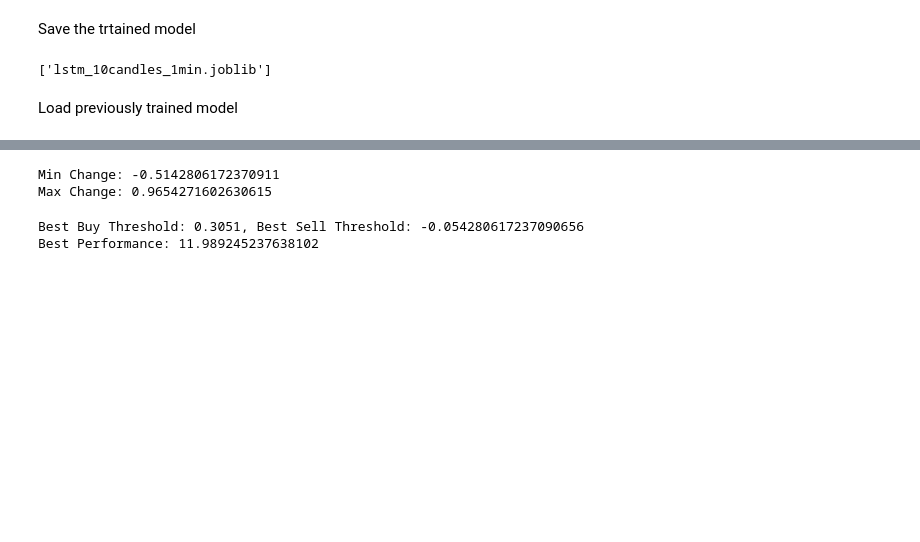
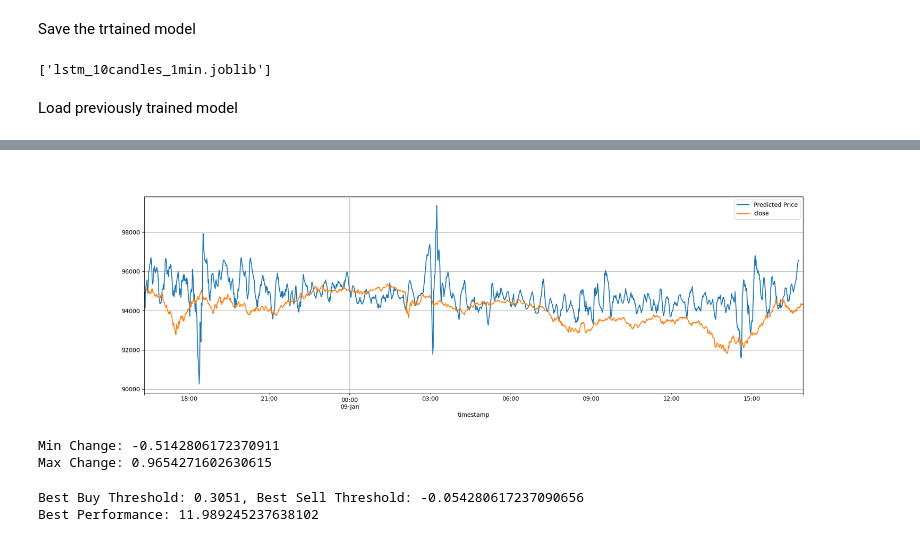
Before and after one commit to eycewind/binbot, a Jupyter notebook: linear-1min-rnn.ipynb, the cells around one changed output, grey strips where cells are left out. Cells and saved outputs as stored; diff of their text form; code cells hidden in the pictures; blank space fills up the shorter version.

Commit message:
1 candle predictions

```diff
--- a/linear-1min-rnn.ipynb
+++ b/linear-1min-rnn.ipynb
@@ -120,10 +129,8 @@ df.dropna(inplace=True)
 # %%
 # Predict the percentage price change over the next 'n' candles
 nn = 10
-# df['target'] = (df['close'].shift(nn) - df['close'])
 # df['target'] = (df['close'].shift(nn) - df['close']) / df['close'] * 100
-df['target'] = (df['close'].shift(nn) - df['close']) / df['close'] * 100
-# df['target'] = (df['ema_5'].shift(nn) - df['ema_5']) / df['ema_5'] * 100
+df['target'] = df['close'].shift(-nn)
 df.dropna(inplace=True)
 # %% [markdown]
 #### Test/Train Splot
@@ -140,7 +147,7 @@ val_ratio = 0.2
 test_ratio = 0.2
 
 # Use only the last 3 hours of data for training, validation, and testing
-df_recent = df.copy().iloc[-1920*4:]  # Adjust slice as needed
+df_recent = df.copy()  # Adjust slice as needed
 
 # Calculate split indices
 n = len(df_recent)
@@ -333,11 +340,13 @@ predictions = np.concatenate((1*predictions, np.full(nn, np.nan)))
 
 # Combine predictions and actual values
 results_df = X_test[seq_length:].copy()
-results_df['Predicted Change'] = predictions  # Model output: predicted change in price
-results_df['Actual Change'] = y_test   # Actual change in price (target)
+# results_df['Predicted Change'] = predictions  # Model output: predicted change in price
+# results_df['Actual Change'] = y_test   # Actual change in price (target)
 
 # Calculate predicted price
-results_df['Predicted Price'] = results_df['close'] * (1 + results_df['Predicted Change']/100)
+# results_df['Predicted Price'] = results_df['close'] * (1 + results_df['Predicted Change']/100)
+
+results_df['Predicted Price'] = predictions  # Model output: predicted change in price
 
 # Optionally include actual future prices for comparison
 # results_df['Actual Price'] = results_df['close'] * (1 + results_df['Actual Change'])  # Actual future close price
@@ -348,15 +357,17 @@ results_df['Predicted Price'] = results_df['close'] * (1 + results_df['Predicted
 # %%
 # results_df['Actual Future Price'] = results_df['close']  # Actual future close price
 
 plt.clf()
-plt.figure(figsize=(12, 7))
+plt.figure(figsize=(20, 6))
 # results_df['Predicted Price'].plot()
 # results_df['close'].plot()
-results_df['Predicted Change'].plot()
-results_df['Actual Change'].plot()
+results_df['Predicted Price'].plot()
+results_df['close'].plot()
 plt.legend()
 plt.grid()
 plt.show()
+# %% [output]
+[figure, added]
 # %%
 predict_ch_min = results_df["Predicted Change"].min()
 predict_ch_max = results_df["Predicted Change"].max()
```
Also changed, not shown: parts of 8 cells of this notebook, 10 other files.
